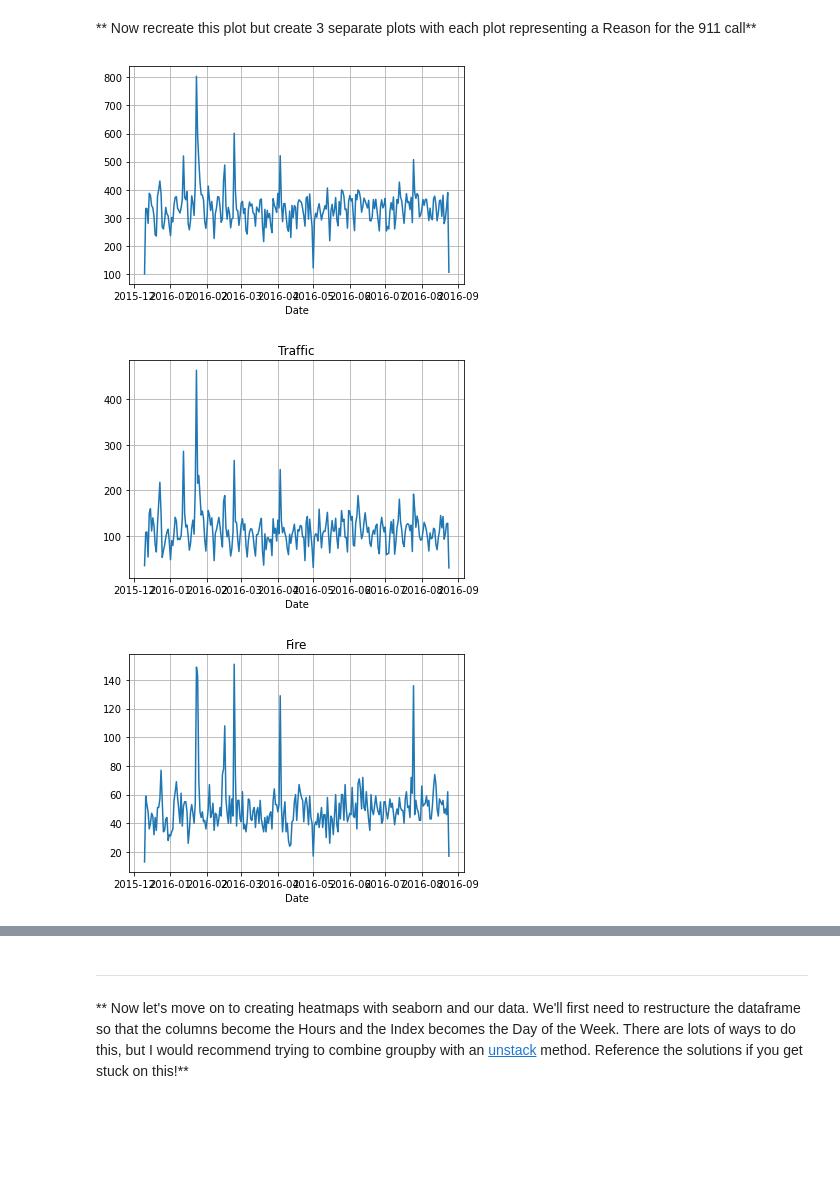
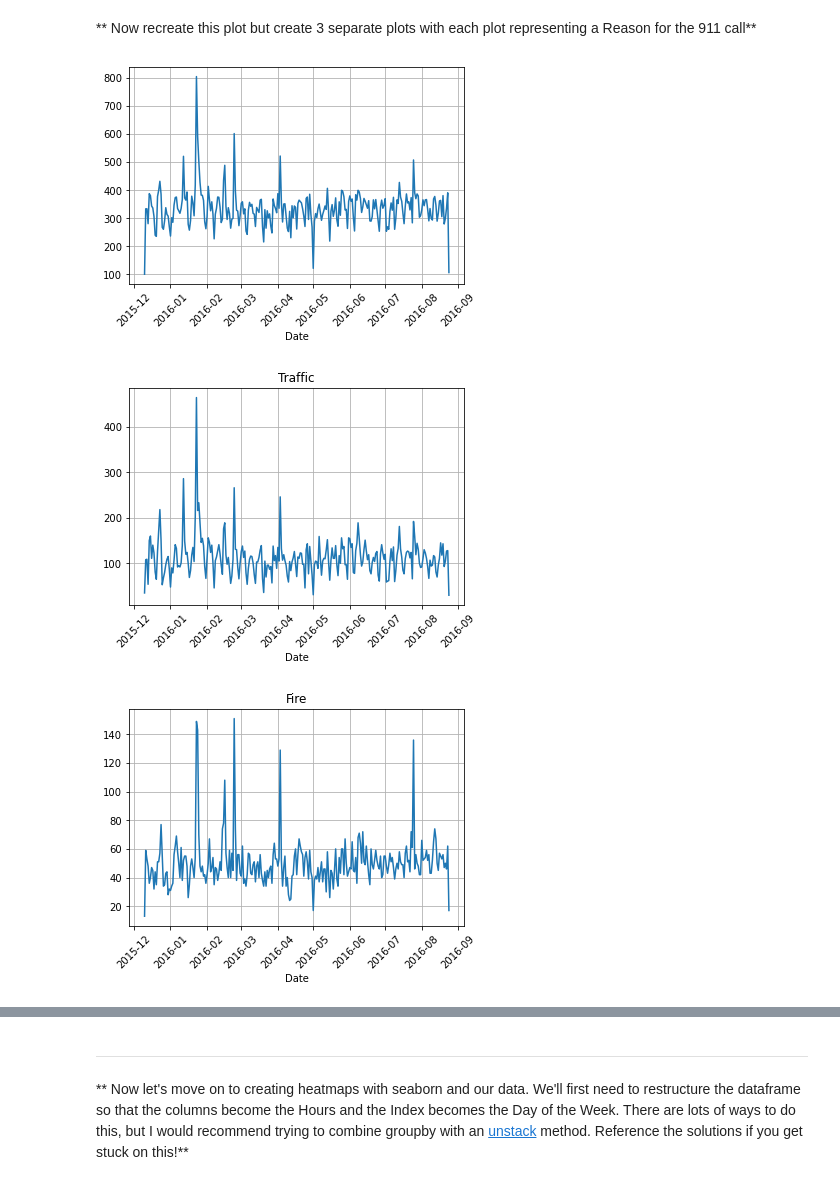
Before and after one commit to timc823/IST347, a Jupyter notebook: Week_1/01_911_Calls_Data_Project_Project.ipynb, the cells around one changed output, grey strips where cells are left out. Saved outputs shown, nothing was run; the diff lists cells and outputs as text; code cells hidden in the pictures; blank space fills up the shorter version.

```diff
--- a/Week_1/01_911_Calls_Data_Project_Project.ipynb
+++ b/Week_1/01_911_Calls_Data_Project_Project.ipynb
@@ -250,21 +250,24 @@ byDate
 ** Now recreate this plot but create 3 separate plots with each plot representing a Reason for the 911 call**
 # %%
 df.groupby('Date').count()['zip'].plot()
+plt.xticks(rotation=45)
 plt.grid()
 # %% [output]
-[figure, old version]
+[figure, new version]
 # %%
 df[df['Reason']=='Traffic'].groupby('Date').count()['zip'].plot()
 plt.title('Traffic')
+plt.xticks(rotation=45)
 plt.grid()
 # %% [output]
-[figure, old version]
+[figure, new version]
 # %%
 df[df['Reason']=='Fire'].groupby('Date').count()['zip'].plot()
 plt.title('Fire')
+plt.xticks(rotation=45)
 plt.grid()
 # %% [output]
-[figure, old version]
+[figure, new version]
 # %%
 df[df['Reason']=='EMS'].groupby('Date').count()['zip'].plot()
 plt.title('EMS')
```
Also changed, not shown: parts of 2 cells of this notebook, 1 other file.
